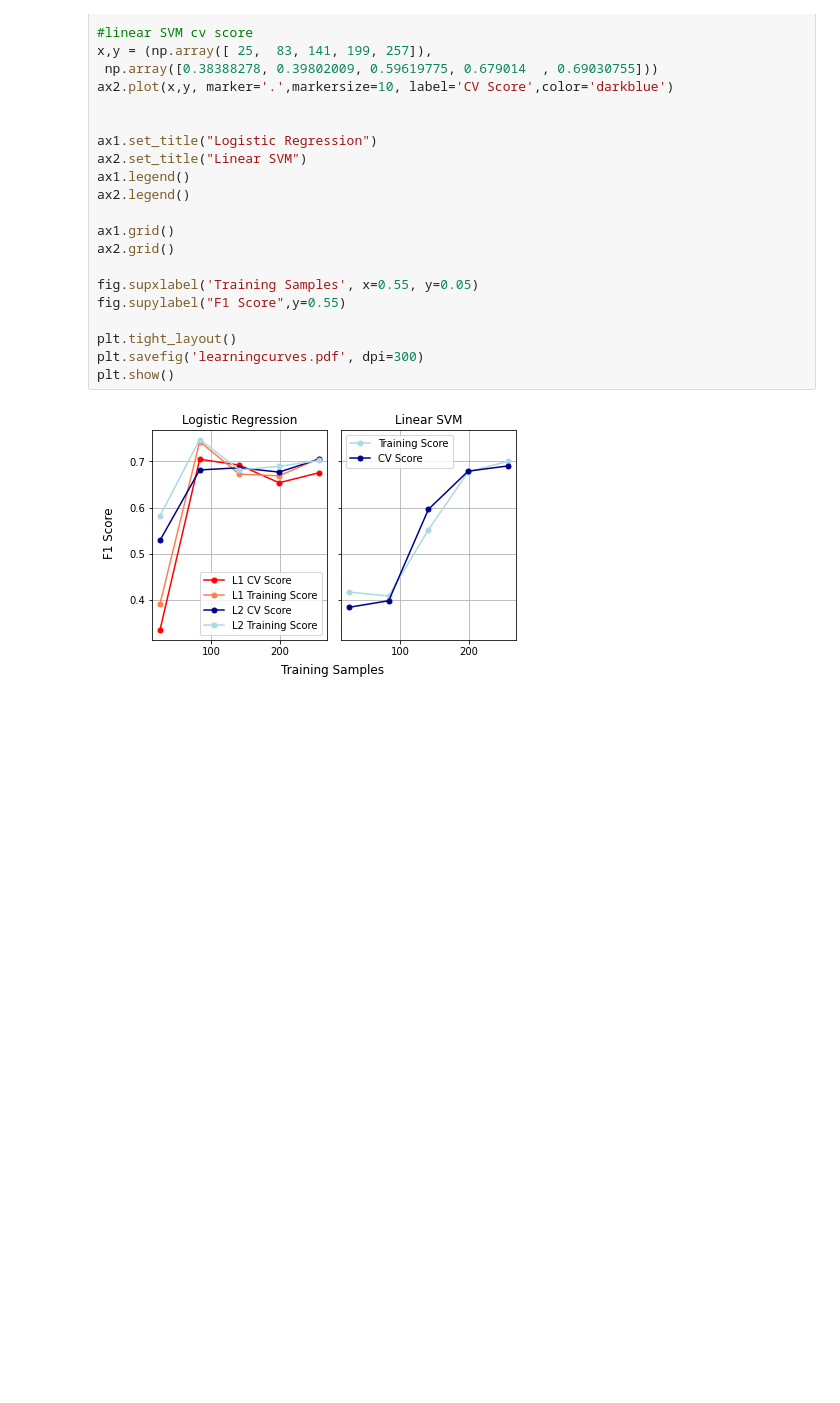
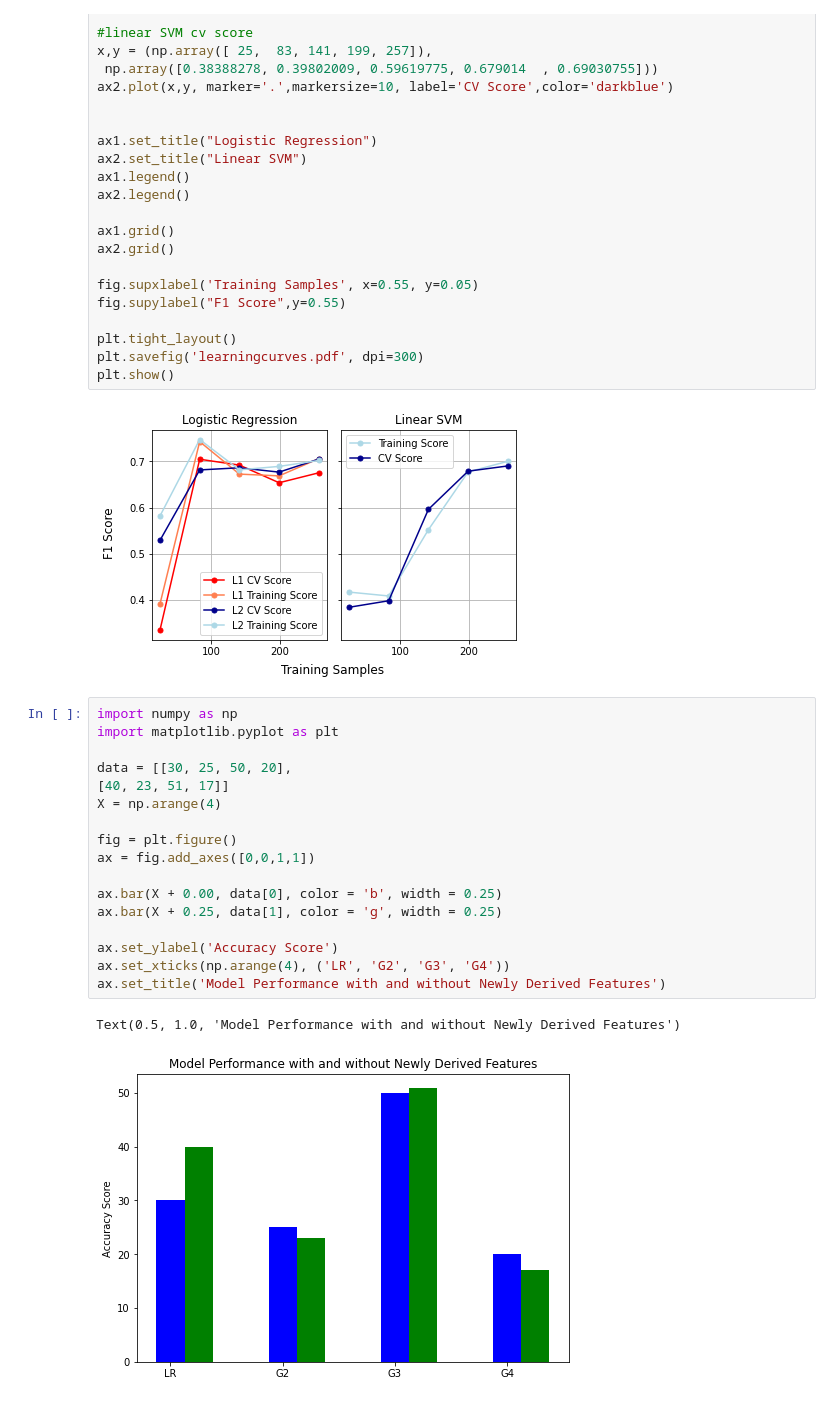
Before and after one commit to schiang28/Rouse, a Jupyter notebook: figuresandplots.ipynb, the cells around one changed output. Cells and saved outputs as stored; diff of their text form; blank space fills up the shorter version.

Commit message:
presentation plot

```diff
--- a/figuresandplots.ipynb
+++ b/figuresandplots.ipynb
@@ -273,3 +273,23 @@ plt.savefig('learningcurves.pdf', dpi=300)
 plt.show()
 # %% [output]
 [figure]
+# %%
+import numpy as np
+import matplotlib.pyplot as plt
+
+data = [[30, 25, 50, 20],
+[40, 23, 51, 17]]
+X = np.arange(4)
+
+fig = plt.figure()
+ax = fig.add_axes([0,0,1,1])
+
+ax.bar(X + 0.00, data[0], color = 'b', width = 0.25)
+ax.bar(X + 0.25, data[1], color = 'g', width = 0.25)
+
+ax.set_ylabel('Accuracy Score')
+ax.set_xticks(np.arange(4), ('LR', 'G2', 'G3', 'G4'))
+ax.set_title('Model Performance with and without Newly Derived Features')
+# %% [output]
+Text(0.5, 1.0, 'Model Performance with and without Newly Derived Features')
+[figure, added]
```
Also changed, not shown: parts of 1 cell of this notebook, 1 other file.
